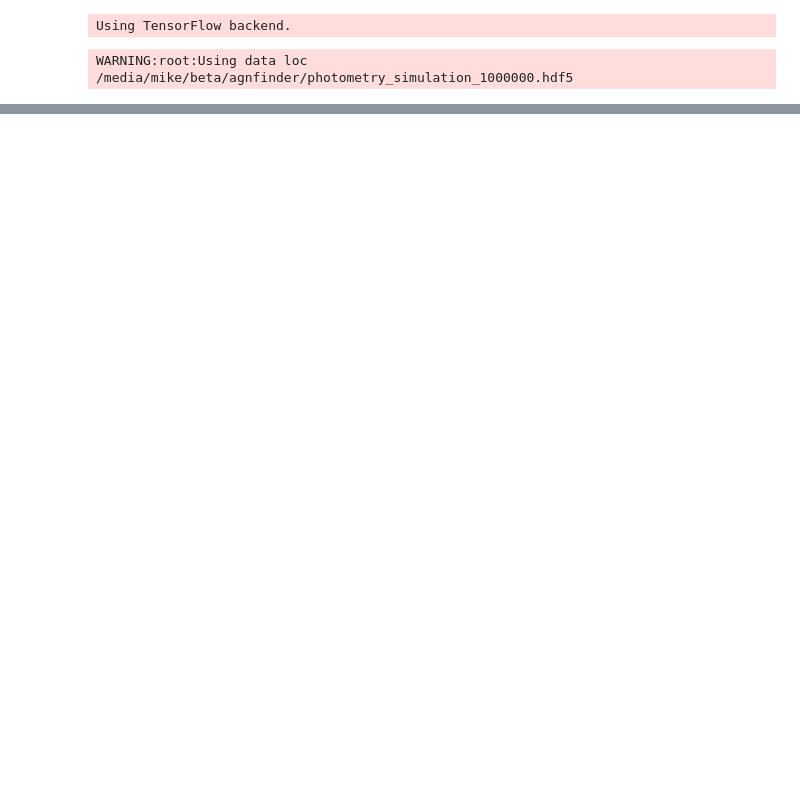
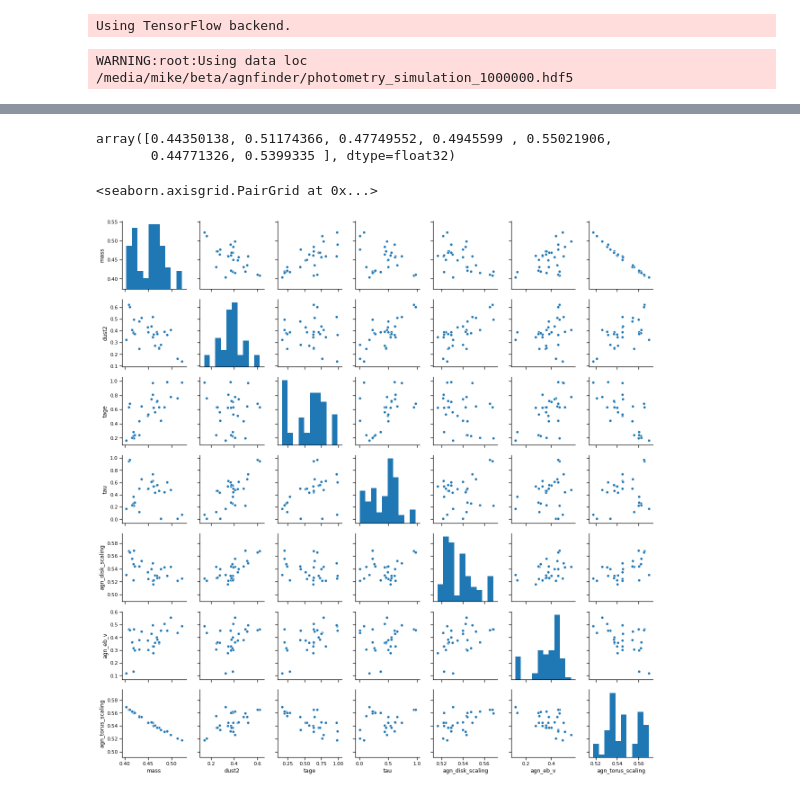
Before and after one commit to mwalmsley/agnfinder, a Jupyter notebook: notebooks/inference/initial_starts.ipynb, the cells around one changed output, grey strips where cells are left out. Saved outputs shown, nothing was run; the diff lists cells and outputs as text; code cells hidden in the pictures; blank space fills up the shorter version.

```diff
--- a/notebooks/inference/initial_starts.ipynb
+++ b/notebooks/inference/initial_starts.ipynb
@@ -41,4 +50,25 @@ WARNING:root:Using data loc /media/mike/beta/agnfinder/photometry_simulation_100
+# %%
+x_test[1977]
+# %% [output]
+array([0.44350138, 0.51174366, 0.47749552, 0.4945599 , 0.55021906,
+       0.44771326, 0.5399335 ], dtype=float32)
+# %%
+param_dim = 7
+n_chains = 96
 # %%
-galaxy_n = 5
+galaxy_n = n_best
 true_params = x_test[galaxy_n]
 true_observation = deep_emulator.denormalise_photometry(y_test[galaxy_n])
+# %%
+# optimised_start = hmc.optimised_start(emulator_fixed_scale, true_observation, param_dim, n_chains, steps=3000)
+# optimised_start = fix_scale(optimised_start)
+optimised_start = hmc.optimised_start(emulator, true_observation, param_dim, n_chains, steps=3000)
+optimised_start = optimised_start.numpy()
+# %%
+optimised_df = pd.DataFrame(data=[dict(zip(params, state)) for state in optimised_start])
+optimised_df['method'] = 'optimised'
+# %%
+sns.pairplot(optimised_df)
+# %% [output]
+<seaborn.axisgrid.PairGrid at 0x...>
+[figure, added]
```
Also changed, not shown: parts of 41 cells of this notebook, 6 other files.
